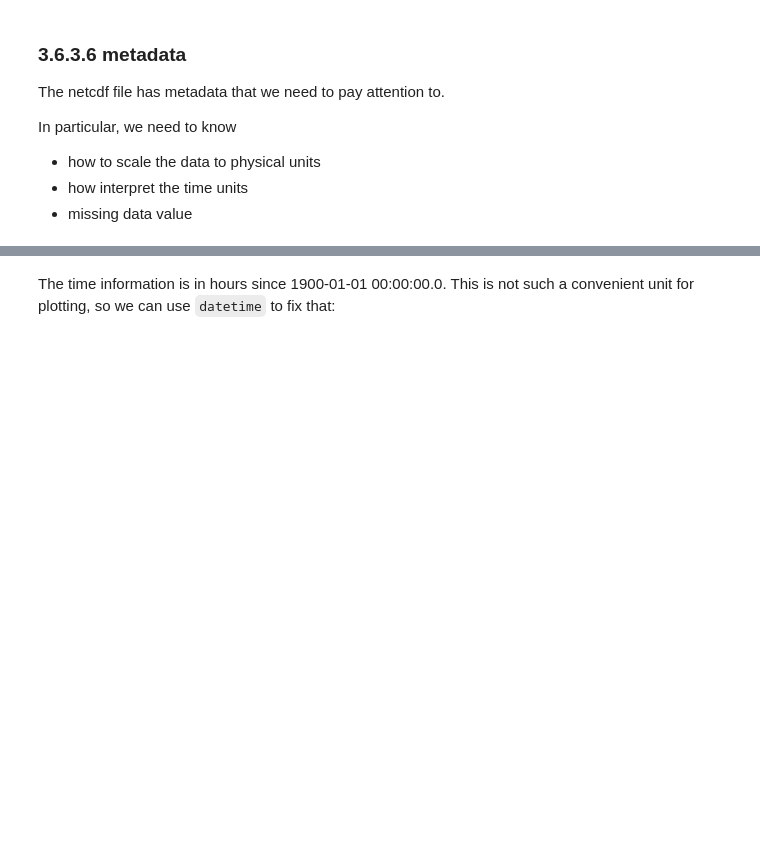
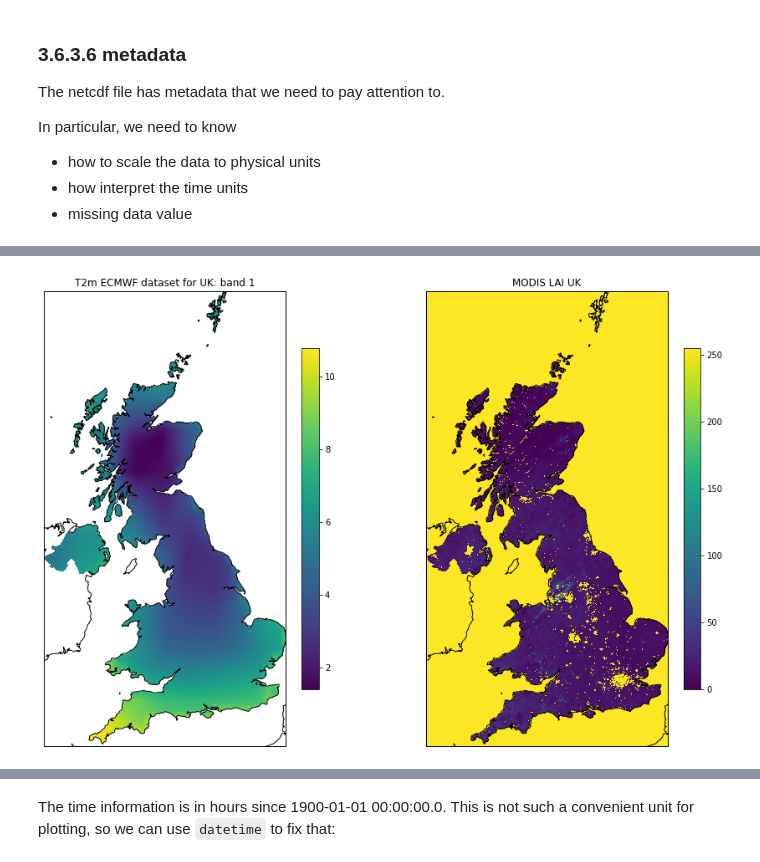
Before and after one commit to profLewis/geog0111_OLD, a Jupyter notebook: Chapter3_6_GDAL_Reconciling_projections.ipynb, the cells around one changed output, grey strips where cells are left out. Cells and saved outputs as stored; diff of their text form; code cells hidden in the pictures; blank space fills up the shorter version.

```diff
--- a/Chapter3_6_GDAL_Reconciling_projections.ipynb
+++ b/Chapter3_6_GDAL_Reconciling_projections.ipynb
@@ -533,27 +581,29 @@ print(meta.keys())
 # %%
 offset = float(meta['t2m#add_offset'])
 scale = float(meta['t2m#scale_factor'])
 missing = int(meta['t2m#missing_value'])
 
 # set missing to nan
-nodata = (t2 == missing)
+nodata = (t2m == missing)
 
 # convert to C
 temp2 = t2m * scale + offset - 273.15
 temp2[nodata] = np.nan
 
 # visualise
 plt.figure(figsize=(15,10))
-ax = plt.subplot ( 1, 2, 1 ,projection=ccrs.Sinusoidal())
+ax = plt.subplot ( 1, 2, 1 ,projection=ccrs.Sinusoidal.MODIS)
 ax.coastlines('10m')
 ax.set_title(f'T2m ECMWF dataset for {country_code}: band 1')
 im = ax.imshow(temp2[::-1],extent=extent)
 plt.colorbar(im,shrink=0.75)
 
-ax = plt.subplot ( 1, 2, 2 ,projection=ccrs.Sinusoidal())
+ax = plt.subplot ( 1, 2, 2 ,projection=ccrs.Sinusoidal.MODIS)
 ax.coastlines('10m')
 ax.set_title(f'MODIS LAI {country_code}')
 im = plt.imshow(match_ds,extent=extent)
 _ = plt.colorbar(im,shrink=0.75)
+# %% [output]
+[figure, added]
 # %%
 print(meta['time#units'])
```
Also changed, not shown: parts of 19 cells of this notebook, 6 other files.
